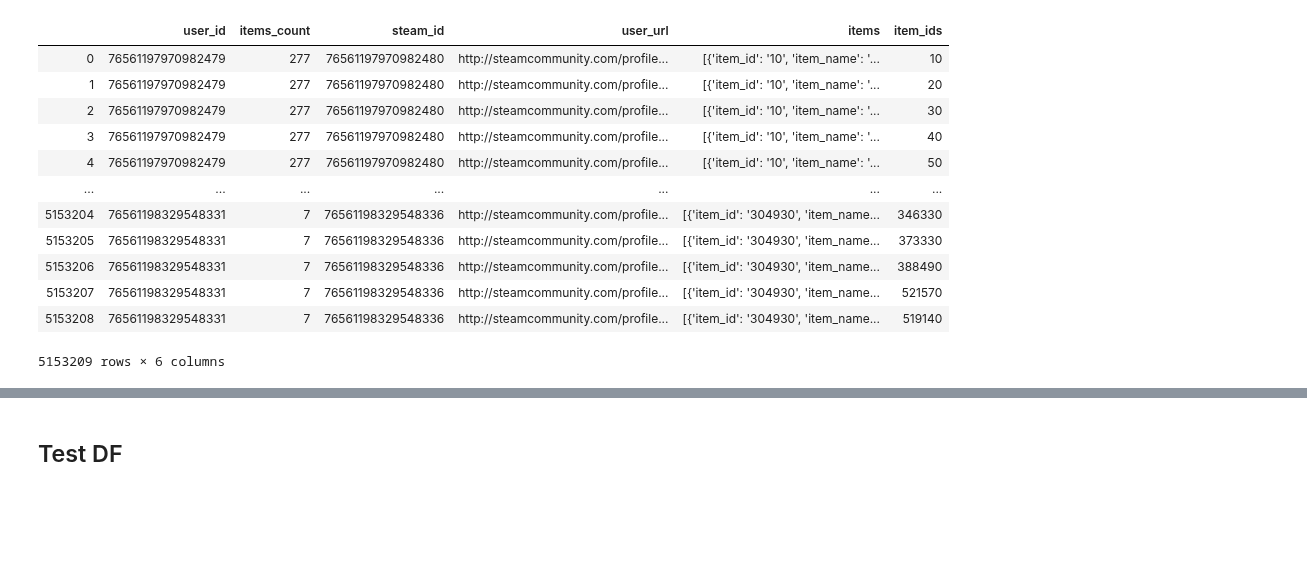
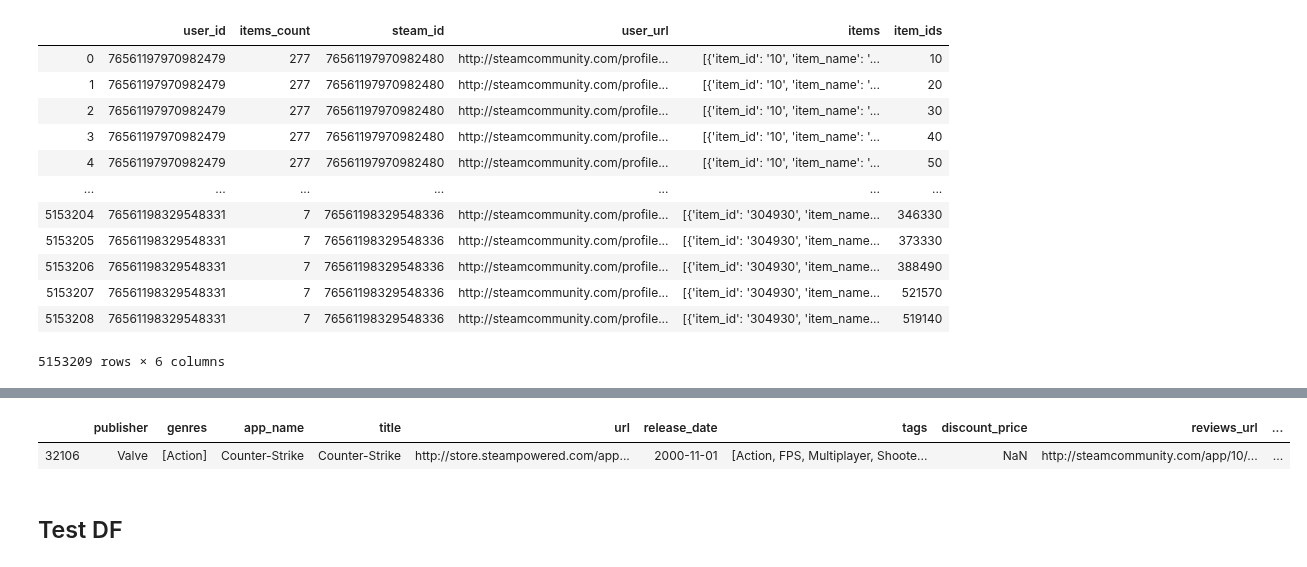
Before and after one commit to nadinezab/video-game-recs, a Jupyter notebook: 2-Data-Exploration.ipynb, the cells around one changed output, grey strips where cells are left out. Saved outputs shown, nothing was run; the diff lists cells and outputs as text; code cells hidden in the pictures; blank space fills up the shorter version.

```diff
--- a/2-Data-Exploration.ipynb
+++ b/2-Data-Exploration.ipynb
@@ -152,3 +172,9 @@ useritems
+# %%
+# test id 10
+df[df['id']==10]
+# %% [output]
+|  | publisher | genres | app_name | title | url | release_date | tags | discount_price | reviews_url | ... |
+| 32106 | Valve | [Action] | Counter-Strike | Counter-Strike | http://store.steampowered.com/app... | 2000-11-01 | [Action, FPS, Multiplayer, Shoote... | NaN | http://steamcommunity.com/app/10/... | ... |
 # %% [markdown]
 ## Test DF
 # %%
```
Also changed, not shown: parts of 2 cells of this notebook.
